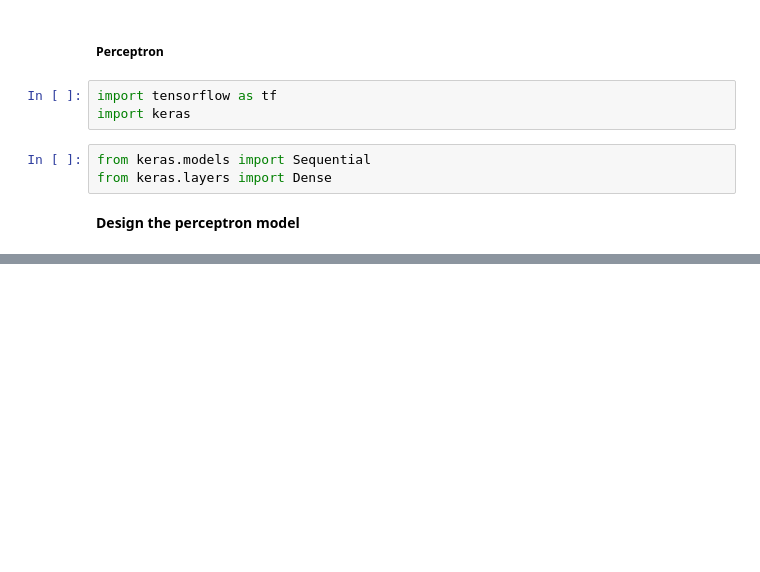
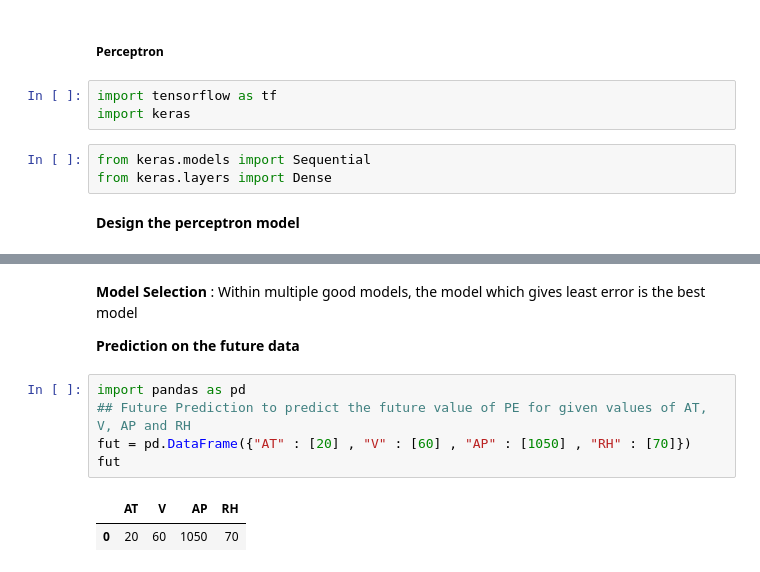
Before and after one commit to NRMT-MAIN/AI-ML-Learning, a Jupyter notebook: 5.Deep-Learning/ANN-Regression.ipynb, the cells around one changed output, grey strips where cells are left out. Drawn from its saved outputs; the diff is of its cells as text; blank space fills up the shorter version.

```diff
--- a/5.Deep-Learning/ANN-Regression.ipynb
+++ b/5.Deep-Learning/ANN-Regression.ipynb
@@ -150,0 +281,13 @@ y_train_pred
+# %% [markdown]
+**Model Selection**
+: Within multiple good models, the model which gives least error is the best model
+
+**Prediction on the future data**
+# %%
+import pandas as pd
+## Future Prediction to predict the future value of PE for given values of AT, V, AP and RH
+fut = pd.DataFrame({"AT" : [20] , "V" : [60] , "AP" : [1050] , "RH" : [70]})
+fut
+# %% [output]
+|  | AT | V | AP | RH |
+| 0 | 20 | 60 | 1050 | 70 |
```
Also changed, not shown: parts of 14 cells of this notebook.
